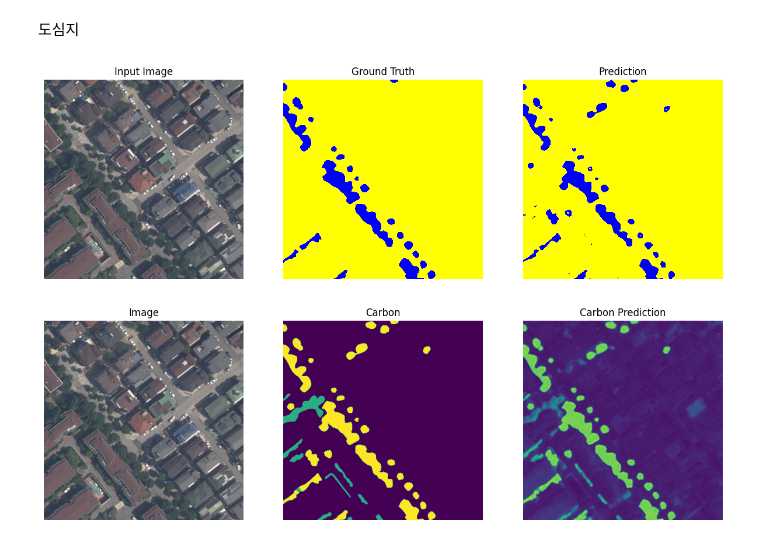
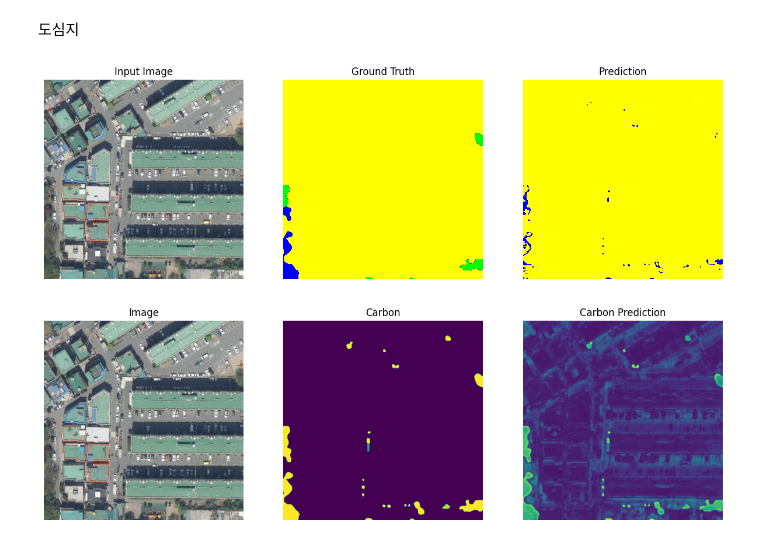
Before and after one commit to wooseungw/CarbonFormer, a Jupyter notebook: score_test_baseline.ipynb, the cells around one changed output. Cells and saved outputs as stored; diff of their text form; code cells hidden in the pictures.

```diff
--- a/score_test_baseline.ipynb
+++ b/score_test_baseline.ipynb
@@ -53,8 +53,8 @@ def get_transforms(label_size):
 device = select_device()
 # %%
 image_transform, sh_transform, label_transform = get_transforms(512)
-forest_fp = "AP25_Forest_IMAGE.csv"
-city_fp = "AP25_City_IMAGE.csv"
+forest_fp = "val_AP25_Forest_IMAGE.csv"
+city_fp = "val_AP25_City_IMAGE.csv"
 
 FOLDER_PATH = {
     'AP10_Forest_IMAGE.csv': 4,
@@ -73,7 +73,7 @@ state_dict = torch.load('checkpoints/Unet/UnetUnetAP25_Forest_256_best.pth', map
 clean_state_dict = remove_profile_keys(state_dict)
 
 batch_size = 8
-clss_num = FOLDER_PATH[forest_fp]
+clss_num = 4
 
 forest_dataset = CarbonDataset_csv(forest_fp, image_transform, sh_transform, label_transform, mode="Valid",combine=True)
 forest_loader = DataLoader(forest_dataset, batch_size=batch_size, shuffle=False, num_workers=8, pin_memory=True)
@@ -227,7 +230,7 @@ plt.show()
 import torch
 import numpy as np
 
-city_loader = DataLoader(city_dataset, batch_size=1, shuffle=True, num_workers=8, pin_memory=True)
+city_loader = DataLoader(city_dataset, batch_size=1, shuffle=False, num_workers=8, pin_memory=True)
 # Fetch one batch from the data loader
 batch = next(iter(city_loader))
 
@@ -243,57 +246,57 @@ image_sh = image_sh.cpu()
 gt = gt.cpu()
 carbon = carbon.cpu()
 gt_pred = gt_pred.cpu()
 carbon_pred = carbon_pred.cpu()
 
 # 정규화된 이미지를 원래 스케일로 변환
 def denormalize(tensor, mean=[0.485, 0.456, 0.406], std=[0.229, 0.224, 0.225]):
     return tensor
 
 # 이미지 denormalize
 image = denormalize(image_sh[0,:3,:,:]).permute(1,2,0).numpy()
 # 이미지 값을 0-1 범위로 클리핑
 # image = np.clip(image, 0, 1)
 
 gt_image = gt[0,:,:].permute(1,2,0).squeeze().numpy()
 # 예시로 carbon_pred를 사용합니다.
 gt_pred_softmax = torch.softmax(gt_pred, dim=1)
 _, predicted_labels = torch.max(gt_pred_softmax, dim=1)
 gt_pred_image = predicted_labels.squeeze().detach().cpu().numpy()
 
 # 사용자 정의 컬러 맵 만들기
 colors = ['#FF0000', '#00FF00', '#0000FF', '#FFFF00']  # 0, 1, 2, 3에 해당하는 색상
 cmap_custom = plt.cm.colors.ListedColormap(colors)
 
 # Normalize 설정
 norm = plt.cm.colors.Normalize(vmin=0, vmax=3)  # 데이터 값 범위에 따라 색상을 매핑하기 위해 정규화
 
 
-fig, ax = plt.subplots(1, 3, figsize=(15, 5))
-ax[0].imshow(image)
-ax[0].set_title('Input Image')
-ax[0].axis('off')
-ax[1].imshow(gt_image, cmap=cmap_custom, norm=norm)
-ax[1].set_title('Ground Truth')
-ax[1].axis('off')
-ax[2].imshow(gt_pred_image, cmap=cmap_custom, norm=norm)
-ax[2].set_title('Prediction')
-ax[2].axis('off')
+fig, ax = plt.subplots(2, 3, figsize=(15, 10))
+
+# 첫 번째 행
+ax[0, 0].imshow(image)
+ax[0, 0].set_title('Input Image')
+ax[0, 0].axis('off')
+ax[0, 1].imshow(gt_image, cmap=cmap_custom, norm=norm)
+ax[0, 1].set_title('Ground Truth')
+ax[0, 1].axis('off')
+ax[0, 2].imshow(gt_pred_image, cmap=cmap_custom, norm=norm)
+ax[0, 2].set_title('Prediction')
+ax[0, 2].axis('off')
+
+# 두 번째 행
+ax[1, 0].imshow(image)
+ax[1, 0].set_title('Image')
+ax[1, 0].axis('off')
+ax[1, 1].imshow(carbon_im)
+ax[1, 1].set_title('Carbon')
+ax[1, 1].axis('off')
+ax[1, 2].imshow(carbon_pred_im)
+ax[1, 2].set_title('Carbon Prediction')
+ax[1, 2].axis('off')
+
+plt.tight_layout()
 plt.show()
-
-carbon_im = carbon[0].permute(1,2,0).detach().numpy()
-carbon_pred_im = carbon_pred[0].permute(1,2,0).detach().numpy()
-
-fig, ax = plt.subplots(1, 3, figsize=(15, 5))
-ax[0].imshow(image)
-ax[0].set_title('Image')
-ax[0].axis('off')
-ax[1].imshow(carbon_im)
-ax[1].set_title('Carbon')
-ax[1].axis('off')
-ax[2].imshow(carbon_pred_im)
-ax[2].set_title('Carbon Prediction')
-ax[2].axis('off')
-plt.show()
 # %% [output]
-[figure, old version]
+[figure, new version]
-[figure, old version]
+[figure, new version]
```
Also changed, not shown: parts of 4 cells of this notebook, 2 other files.
